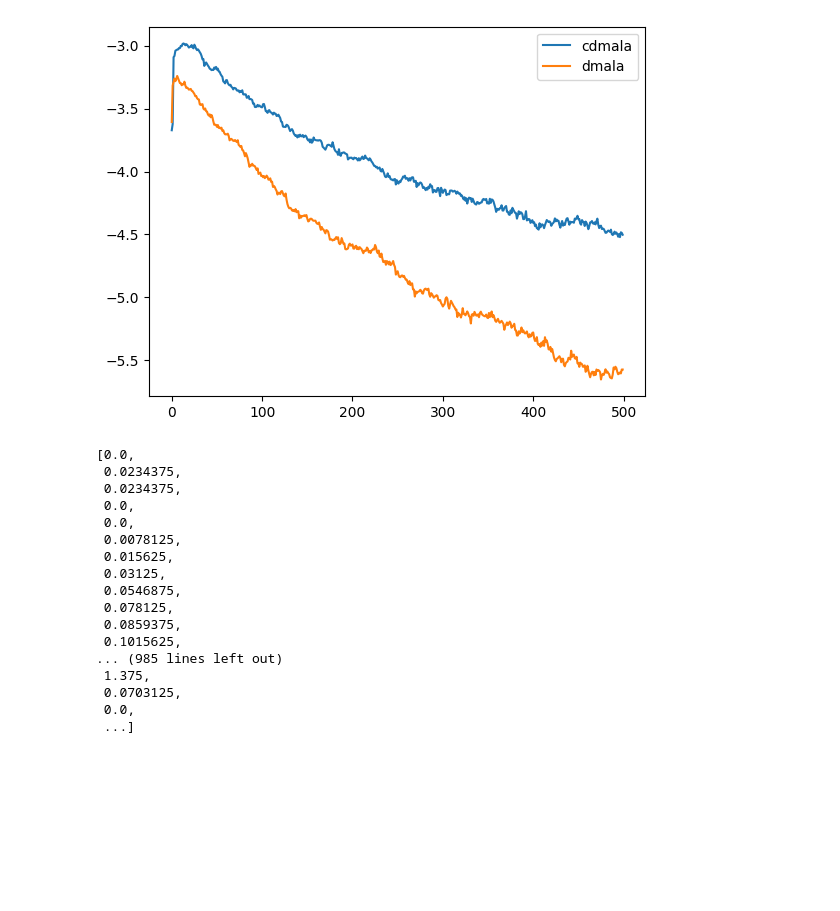
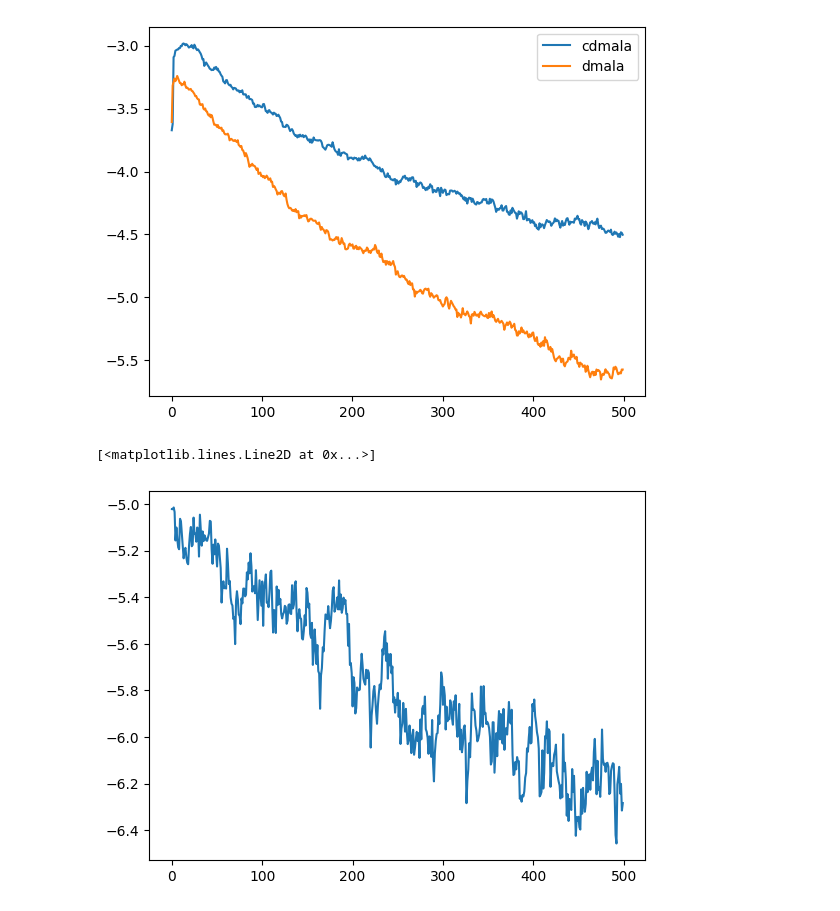
Before and after one commit to patrickpynadath1/automatic_cyclical_sampling, a Jupyter notebook: EBM Sample.ipynb, the cells around one changed output. Saved outputs shown, nothing was run; the diff lists cells and outputs as text; code cells hidden in the pictures; blank space fills up the shorter version.

```diff
--- a/EBM Sample.ipynb
+++ b/EBM Sample.ipynb
@@ -245,25 +245,10 @@ plt.legend()
 <matplotlib.legend.Legend at 0x...>
 [figure]
 # %%
-fn = "figs/ebm_sample_zero/zeroinit_True/cyc_dula_cycles_250_stepsize_2.0_initbal_1.0/hops.pickle"
+fn = "figs/rbm_sample_greedy/zeroinit_False/rbm_iter_1/cyc_dmala_cycles_250_budget_600_lr_0.5_a_s_cut_0.5/log_mmds.pickle"
 hops_dula_zero_init = pickle.load(open(fn, "rb"))
 # %%
-hops_dula_zero_init
+plt.plot(hops_dula_zero_init)
 # %% [output]
-[0.0,
- 0.0234375,
- 0.0234375,
- 0.0,
- 0.0,
- 0.0078125,
- 0.015625,
- 0.03125,
- 0.0546875,
- 0.078125,
- 0.0859375,
- 0.1015625,
-... (985 lines left out)
- 1.375,
- 0.0703125,
- 0.0,
- ...]
+[<matplotlib.lines.Line2D at 0x...>]
+[figure, added]
```
Also changed, not shown: parts of 6 cells of this notebook, 4 other files.
